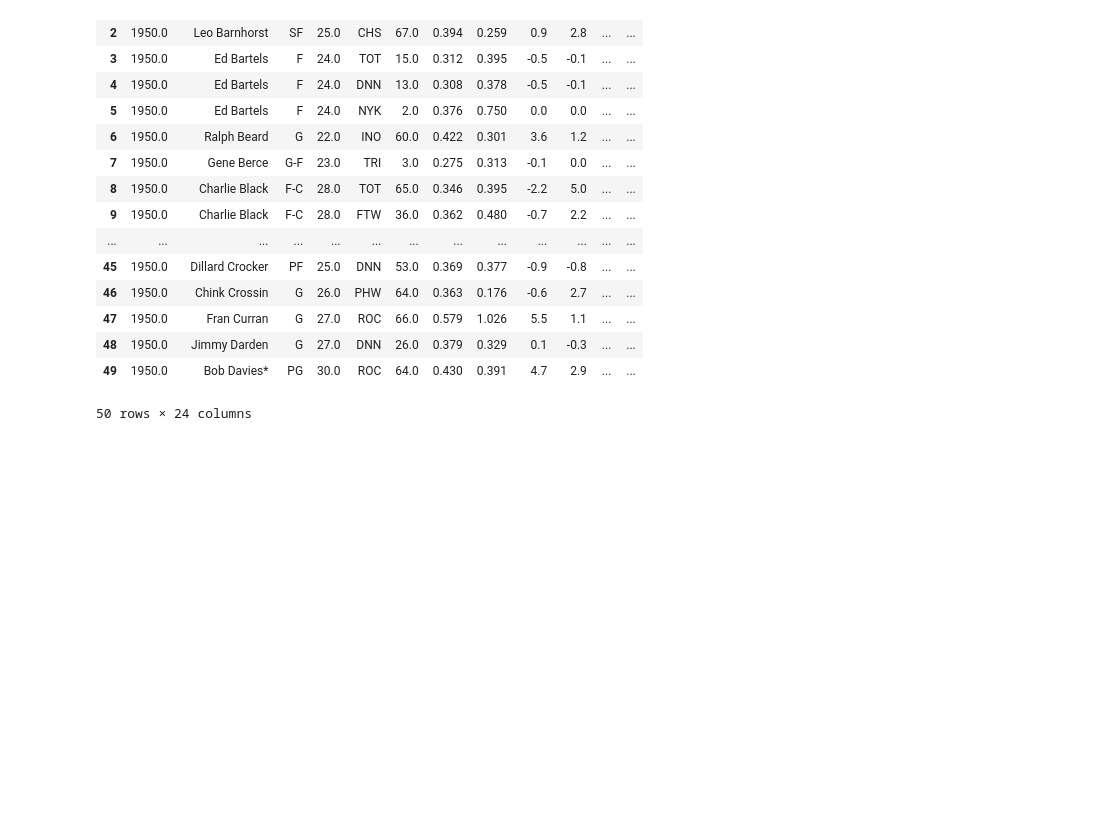
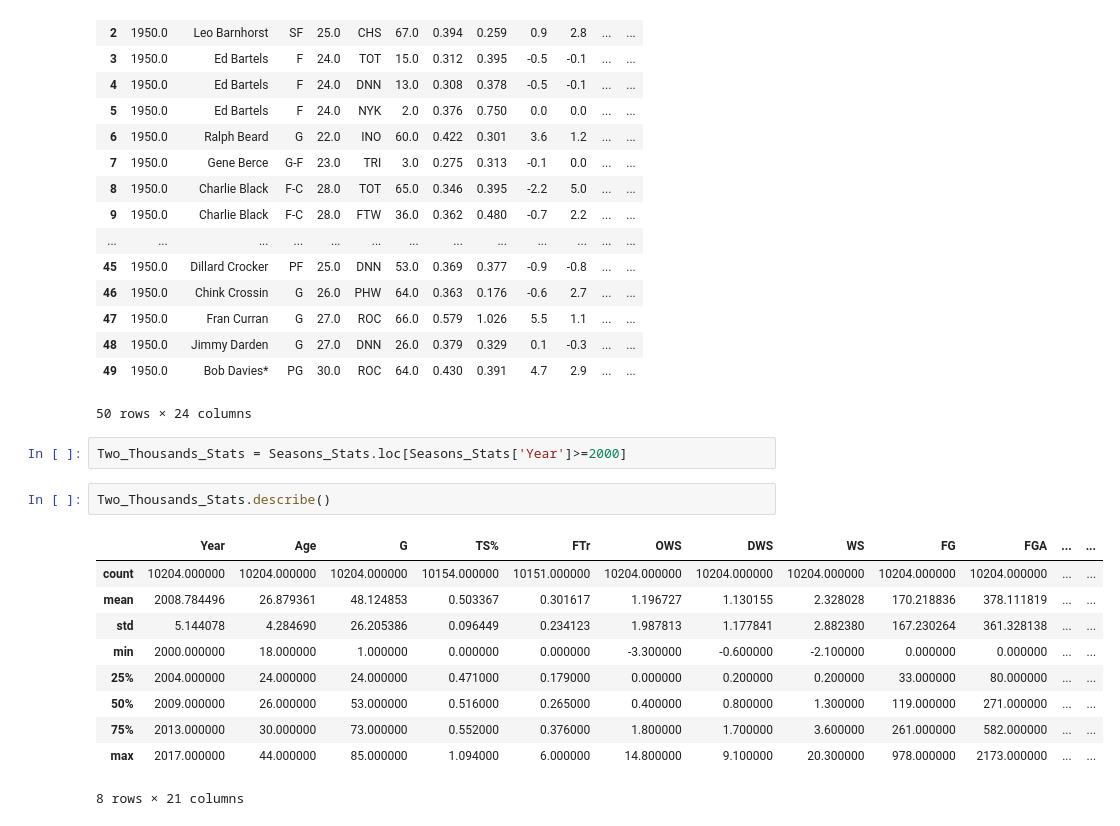
Before and after one commit to AliBailoun234/Final_project, a Jupyter notebook: Analysis.ipynb, the cells around one changed output. Drawn from its saved outputs; the diff is of its cells as text; blank space fills up the shorter version.

```diff
--- a/Analysis.ipynb
+++ b/Analysis.ipynb
@@ -65,3 +65,18 @@ Seasons_Stats.head(50)
 | 48 | 1950.0 | Jimmy Darden | G | 27.0 | DNN | 26.0 | 0.379 | 0.329 | 0.1 | -0.3 | ... | ... |
 | 49 | 1950.0 | Bob Davies* | PG | 30.0 | ROC | 64.0 | 0.430 | 0.391 | 4.7 | 2.9 | ... | ... |
 50 rows × 24 columns
+# %%
+Two_Thousands_Stats = Seasons_Stats.loc[Seasons_Stats['Year']>=2000]
+# %%
+Two_Thousands_Stats.describe()
+# %% [output]
+|  | Year | Age | G | TS% | FTr | OWS | DWS | WS | FG | FGA | ... | ... |
+| count | 10204.000000 | 10204.000000 | 10204.000000 | 10154.000000 | 10151.000000 | 10204.000000 | 10204.000000 | 10204.000000 | 10204.000000 | 10204.000000 | ... | ... |
+| mean | 2008.784496 | 26.879361 | 48.124853 | 0.503367 | 0.301617 | 1.196727 | 1.130155 | 2.328028 | 170.218836 | 378.111819 | ... | ... |
+| std | 5.144078 | 4.284690 | 26.205386 | 0.096449 | 0.234123 | 1.987813 | 1.177841 | 2.882380 | 167.230264 | 361.328138 | ... | ... |
+| min | 2000.000000 | 18.000000 | 1.000000 | 0.000000 | 0.000000 | -3.300000 | -0.600000 | -2.100000 | 0.000000 | 0.000000 | ... | ... |
+| 25% | 2004.000000 | 24.000000 | 24.000000 | 0.471000 | 0.179000 | 0.000000 | 0.200000 | 0.200000 | 33.000000 | 80.000000 | ... | ... |
+| 50% | 2009.000000 | 26.000000 | 53.000000 | 0.516000 | 0.265000 | 0.400000 | 0.800000 | 1.300000 | 119.000000 | 271.000000 | ... | ... |
+| 75% | 2013.000000 | 30.000000 | 73.000000 | 0.552000 | 0.376000 | 1.800000 | 1.700000 | 3.600000 | 261.000000 | 582.000000 | ... | ... |
+| max | 2017.000000 | 44.000000 | 85.000000 | 1.094000 | 6.000000 | 14.800000 | 9.100000 | 20.300000 | 978.000000 | 2173.000000 | ... | ... |
+8 rows × 21 columns
```
Also changed, not shown: parts of 4 cells of this notebook.
